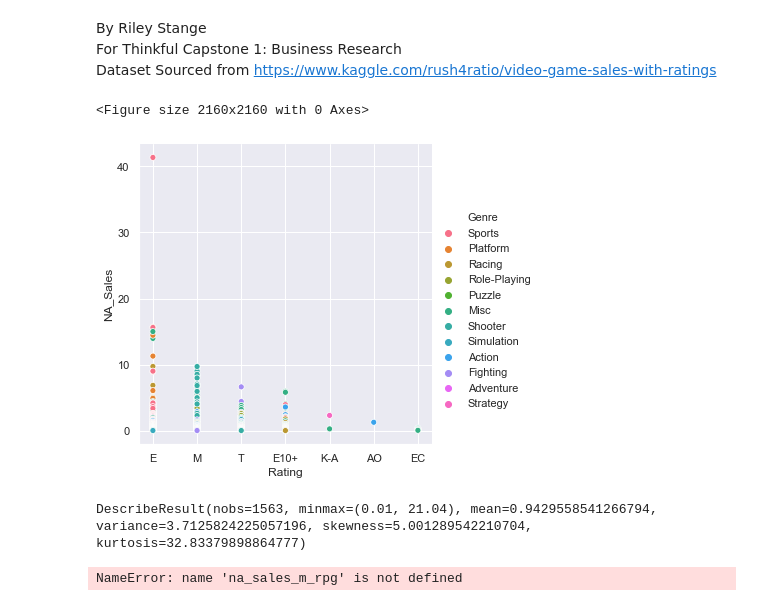
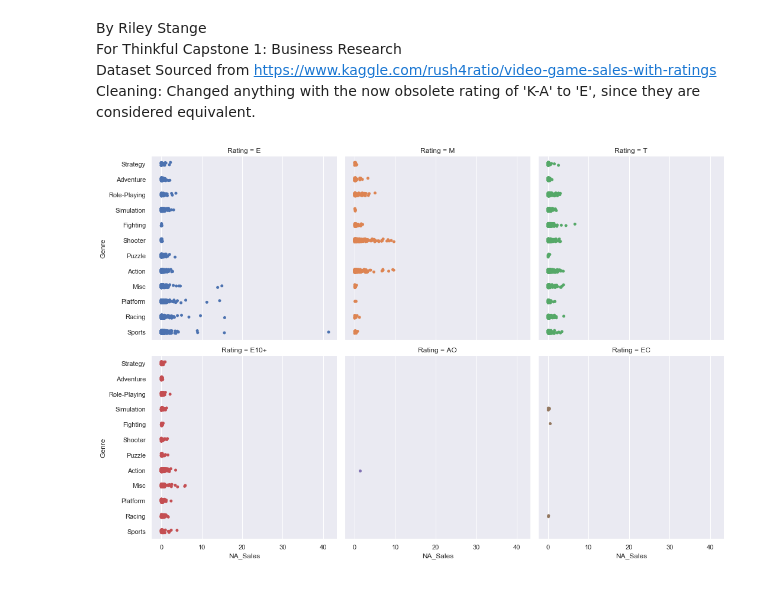
Before and after one commit to rjstange/Video-Game-Sales-by-ESRB-Rating, a Jupyter notebook: Video Game Sales By Maturity Rating.ipynb, the cells around one changed output. Drawn from its saved outputs; the diff is of its cells as text; code cells hidden in the pictures.

Commit message:
Added catplots, markups and comments

```diff
--- a/Video Game Sales By Maturity Rating.ipynb
+++ b/Video Game Sales By Maturity Rating.ipynb
@@ -2,6 +2,7 @@
 By Riley Stange
 <br>For Thinkful Capstone 1: Business Research
 <br>Dataset Sourced from https://www.kaggle.com/rush4ratio/video-game-sales-with-ratings
+<br>Cleaning: Changed anything with the now obsolete rating of 'K-A' to 'E', since they are considered equivalent.
 # %%
 import math
 import pandas as pd
@@ -18,15 +17,10 @@ na_sales = sales[sales['NA_Sales'] > 0]
+# %%
+# Only pull from entries where there are US sales
+# and where there is a rating
+na_sales = sales[(sales['NA_Sales'] > 0) & (sales.Rating.notnull())]
 # %%
-sns.relplot(x='Rating', y='NA_Sales', hue='Genre',
-            data = na_sales)
+sns.catplot(x='NA_Sales', y='Genre', hue='Rating', col='Rating',
+            col_wrap=3, data=na_sales)
 plt.show()
 # %% [output]
-<Figure size 2160x2160 with 0 Axes>
-[figure, old version]
+[figure, new version]
-# %%
-stats.describe(na_sales_m['Global_Sales'])
-# %% [output]
-DescribeResult(nobs=1563, minmax=(0.01, 21.04), mean=0.9429558541266794, variance=3.7125824225057196, skewness=5.001289542210704, kurtosis=32.83379898864777)
-# %%
-na_sales_m_rpg['NA_Sales'].describe()
-# %% [output]
-NameError: name 'na_sales_m_rpg' is not defined
```
Also changed, not shown: parts of 5 cells of this notebook.
